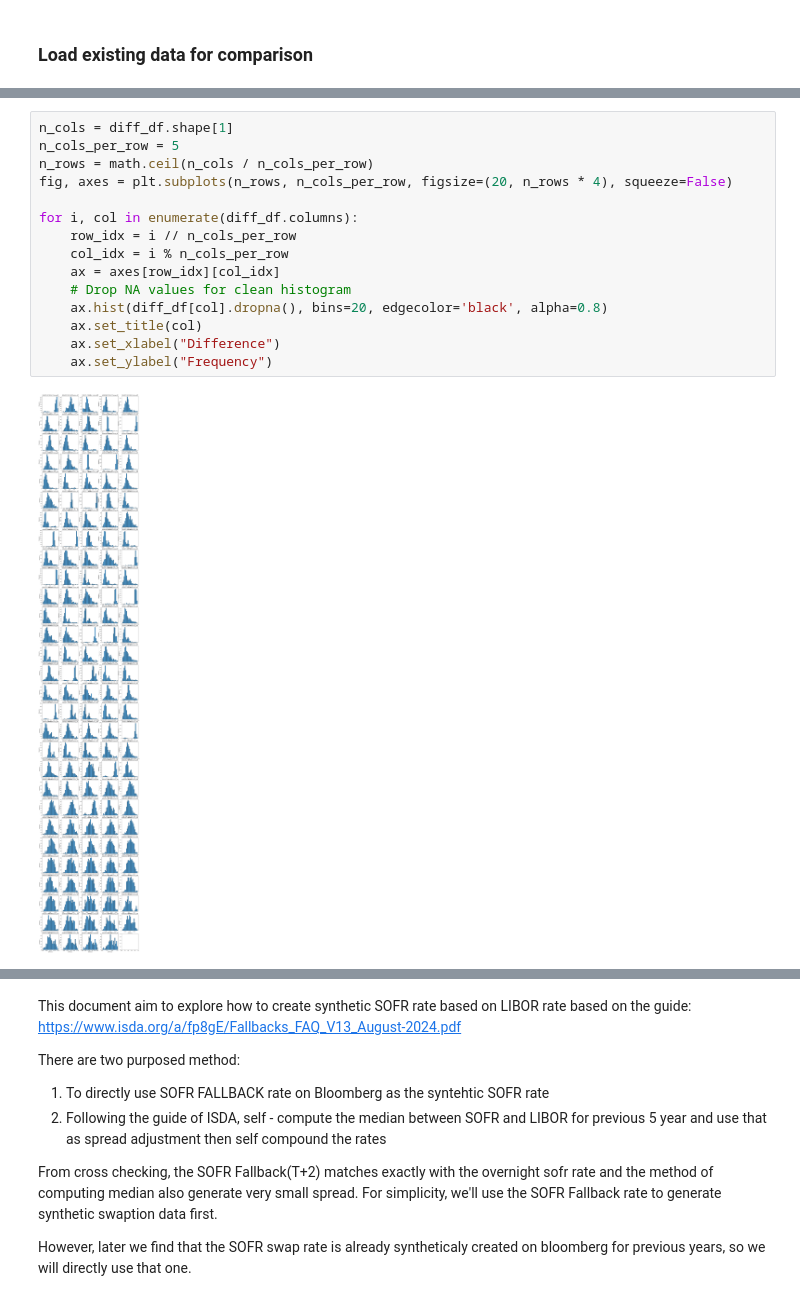
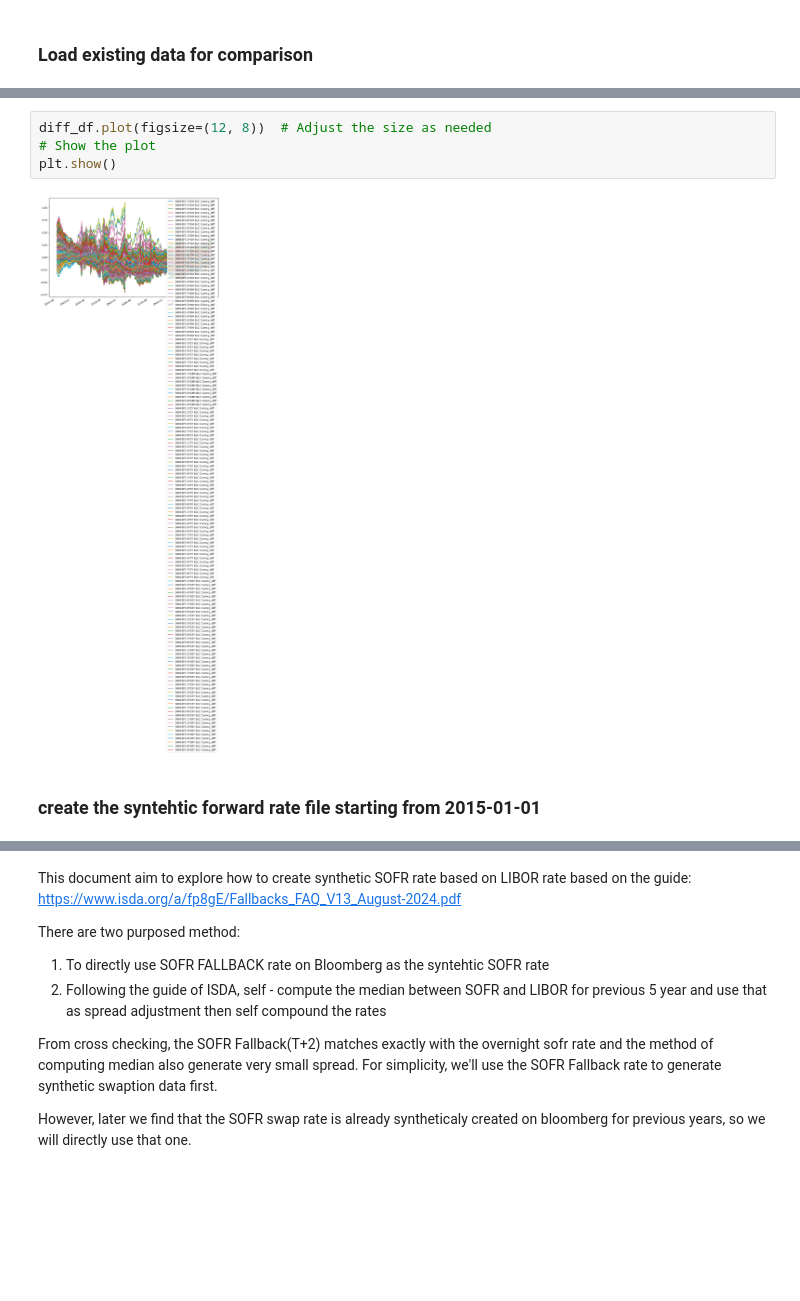
Before and after one commit to ekopen/VolGAN, a Jupyter notebook: sofr_libor_conversion.ipynb, the cells around one changed output, grey strips where cells are left out. Cells and saved outputs as stored; diff of their text form; blank space fills up the shorter version.

```diff
--- a/sofr_libor_conversion.ipynb
+++ b/sofr_libor_conversion.ipynb
@@ -292,17 +295,8 @@ diff_df.describe()
-# %%
-n_cols = diff_df.shape[1]
-n_cols_per_row = 5
-n_rows = math.ceil(n_cols / n_cols_per_row)
-fig, axes = plt.subplots(n_rows, n_cols_per_row, figsize=(20, n_rows * 4), squeeze=False)
-
-for i, col in enumerate(diff_df.columns):
-    row_idx = i // n_cols_per_row
-    col_idx = i % n_cols_per_row
-    ax = axes[row_idx][col_idx]
-    # Drop NA values for clean histogram
-    ax.hist(diff_df[col].dropna(), bins=20, edgecolor='black', alpha=0.8)
-    ax.set_title(col)
-    ax.set_xlabel("Difference")
-    ax.set_ylabel("Frequency")
-# %% [output]
-[figure, removed]
+# %%
+diff_df.plot(figsize=(12, 8))  # Adjust the size as needed
+# Show the plot
+plt.show()
+# %% [output]
+[figure, added]
+# %% [markdown]
+### create the syntehtic forward rate file starting from 2015-01-01
```
Also changed, not shown: parts of 33 cells of this notebook.
